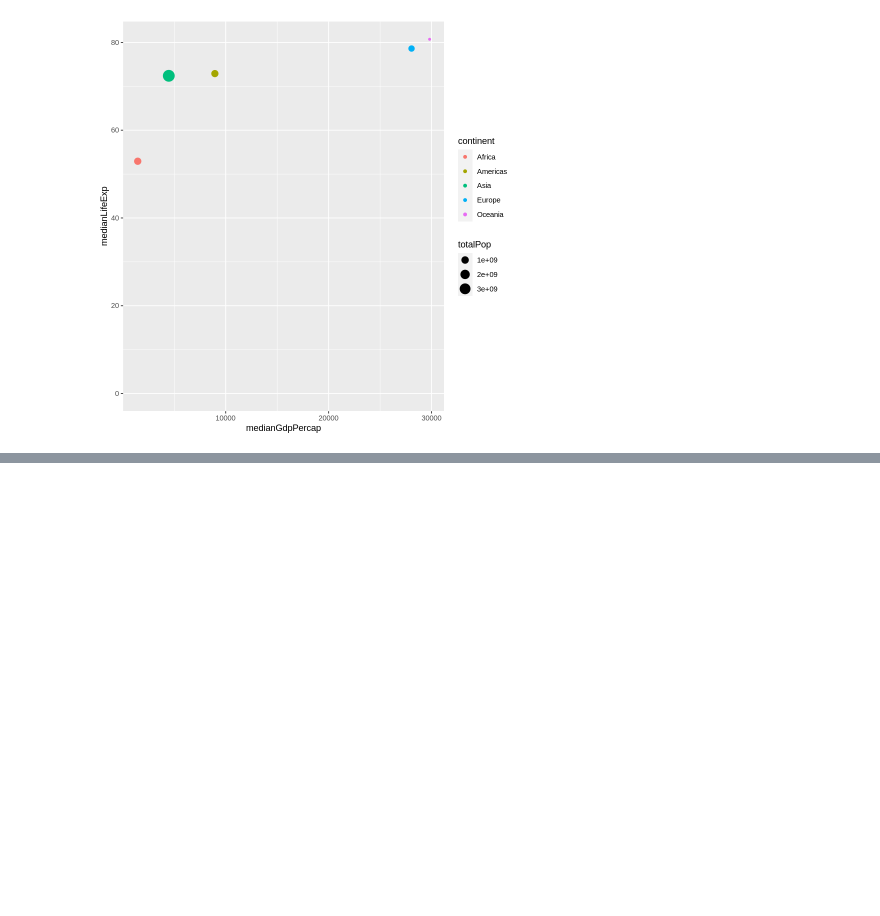
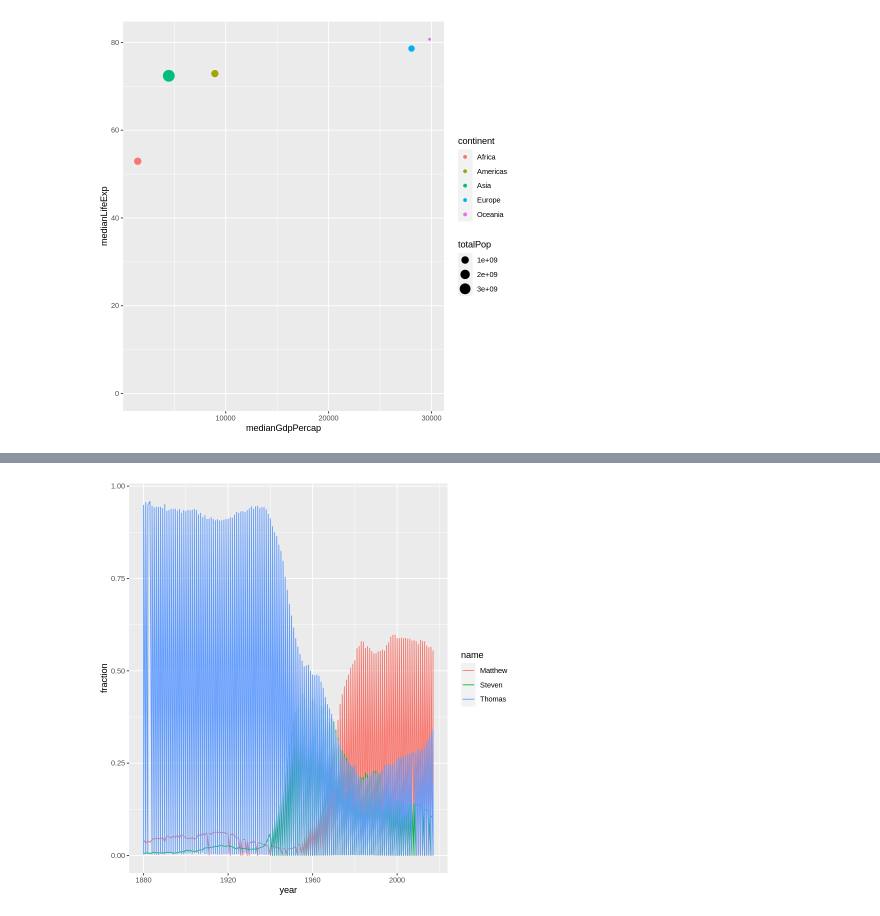
Before and after one commit to polaroidz/polaroidz, a Jupyter notebook: R_Handbook.ipynb, the cells around one changed output, grey strips where cells are left out. Saved outputs shown, nothing was run; the diff lists cells and outputs as text; code cells hidden in the pictures; blank space fills up the shorter version.

```diff
--- a/R_Handbook.ipynb
+++ b/R_Handbook.ipynb
@@ -490,0 +543,12 @@ ggplot(by_continent_2007, aes(x = medianGdpPercap, y = medianLifeExp, color=cont
+# %%
+selected_names_fraction <- babynames %>%
+  filter(name %in% c("Steven", "Thomas", "Matthew")) %>%
+  group_by(year) %>%
+  mutate(year_total = sum(n)) %>%
+  ungroup() %>%
+  mutate(fraction = n / year_total)
+
+ggplot(selected_names_fraction, aes(x = year, y = fraction, color = name)) +
+  geom_line()
+# %% [output]
+[figure, added]
```
Also changed, not shown: parts of 9 cells of this notebook.
